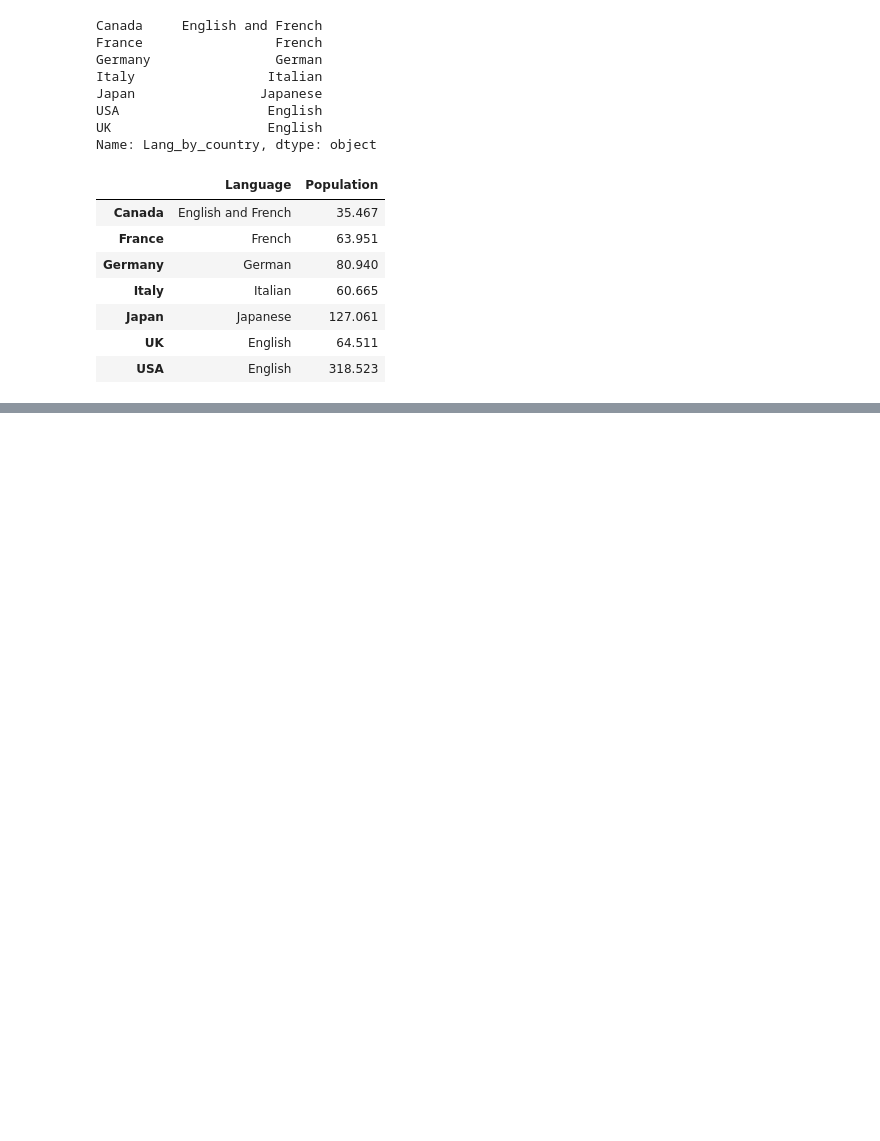
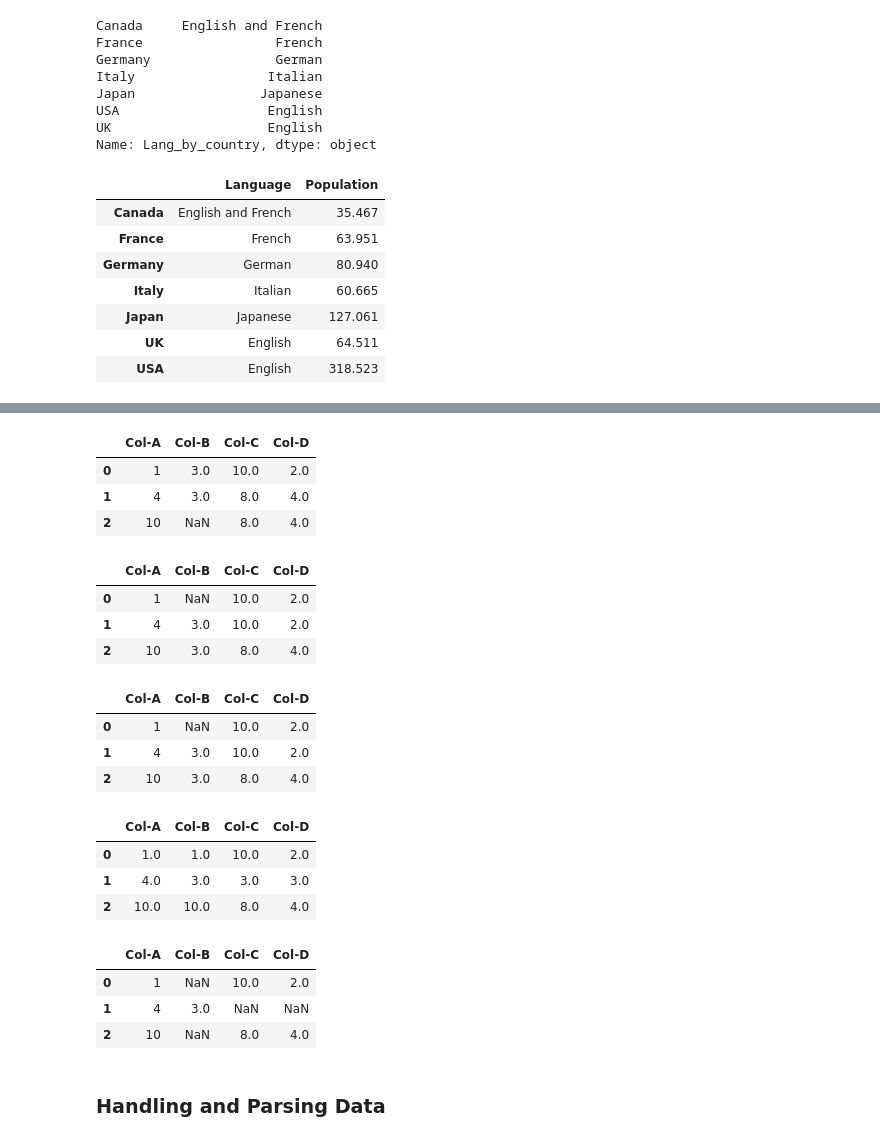
Before and after one commit to jrjosias2/PythonScripts, a Jupyter notebook: FreeCode_Camp/DS_Py/Lecture_1.ipynb, the cells around one changed output, grey strips where cells are left out. Saved outputs shown, nothing was run; the diff lists cells and outputs as text; code cells hidden in the pictures; blank space fills up the shorter version.

Commit message:
valiosos aprendizados com Python em pandas, manipulacao de nulos, harmonizacao de valores com conjuntos do DF e mais, revisar esse material com exercicios praticos

```diff
--- a/FreeCode_Camp/DS_Py/Lecture_1.ipynb
+++ b/FreeCode_Camp/DS_Py/Lecture_1.ipynb
@@ -662,0 +905,40 @@ df[['Language', 'Population']]
+# %%
+a_drop.fillna(method='bfill')
+# %% [output]
+|  | Col-A | Col-B | Col-C | Col-D |
+| 0 | 1 | 3.0 | 10.0 | 2.0 |
+| 1 | 4 | 3.0 | 8.0 | 4.0 |
+| 2 | 10 | NaN | 8.0 | 4.0 |
+# %%
+a_drop.fillna(method='ffill')
+# %% [output]
+|  | Col-A | Col-B | Col-C | Col-D |
+| 0 | 1 | NaN | 10.0 | 2.0 |
+| 1 | 4 | 3.0 | 10.0 | 2.0 |
+| 2 | 10 | 3.0 | 8.0 | 4.0 |
+# %%
+#Eixo de preenchimento pode ser pela linha = 1 ou coluna = 0 e isso tambem impacta o preenchimento
+# Como pode ver abaixo utilizando o 0 padrão como acima, os valores nao se alteraram, porém ao especificar 1, no bloco abaixo
+# os valores sao alterados, pois considera-se o valor anterior da linha, para se estipular o valor a ser preenchido
+a_drop.fillna(method='ffill', axis=0)
+# %% [output]
+|  | Col-A | Col-B | Col-C | Col-D |
+| 0 | 1 | NaN | 10.0 | 2.0 |
+| 1 | 4 | 3.0 | 10.0 | 2.0 |
+| 2 | 10 | 3.0 | 8.0 | 4.0 |
+# %%
+a_drop.fillna(method='ffill', axis=1)
+# %% [output]
+|  | Col-A | Col-B | Col-C | Col-D |
+| 0 | 1.0 | 1.0 | 10.0 | 2.0 |
+| 1 | 4.0 | 3.0 | 3.0 | 3.0 |
+| 2 | 10.0 | 10.0 | 8.0 | 4.0 |
+# %%
+a_drop
+# %% [output]
+|  | Col-A | Col-B | Col-C | Col-D |
+| 0 | 1 | NaN | 10.0 | 2.0 |
+| 1 | 4 | 3.0 | NaN | NaN |
+| 2 | 10 | NaN | 8.0 | 4.0 |
+# %% [markdown]
+### Handling and Parsing Data
```
Also changed, not shown: parts of 46 cells of this notebook.
